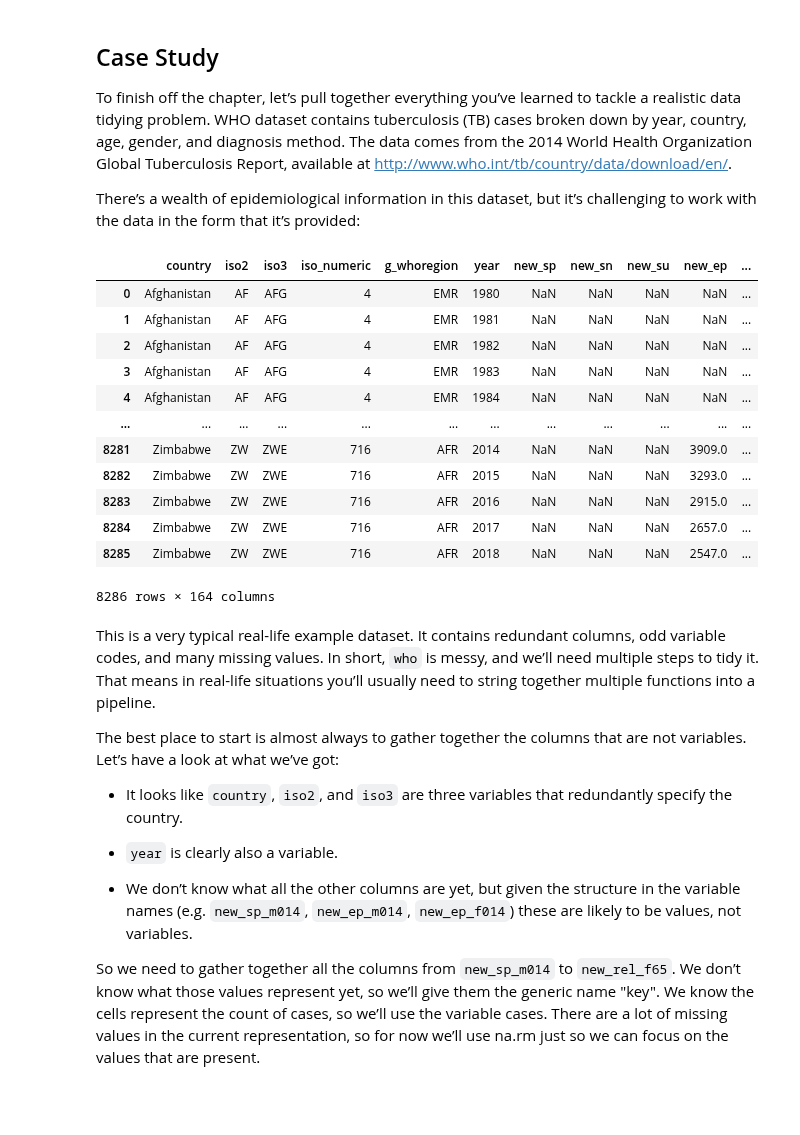
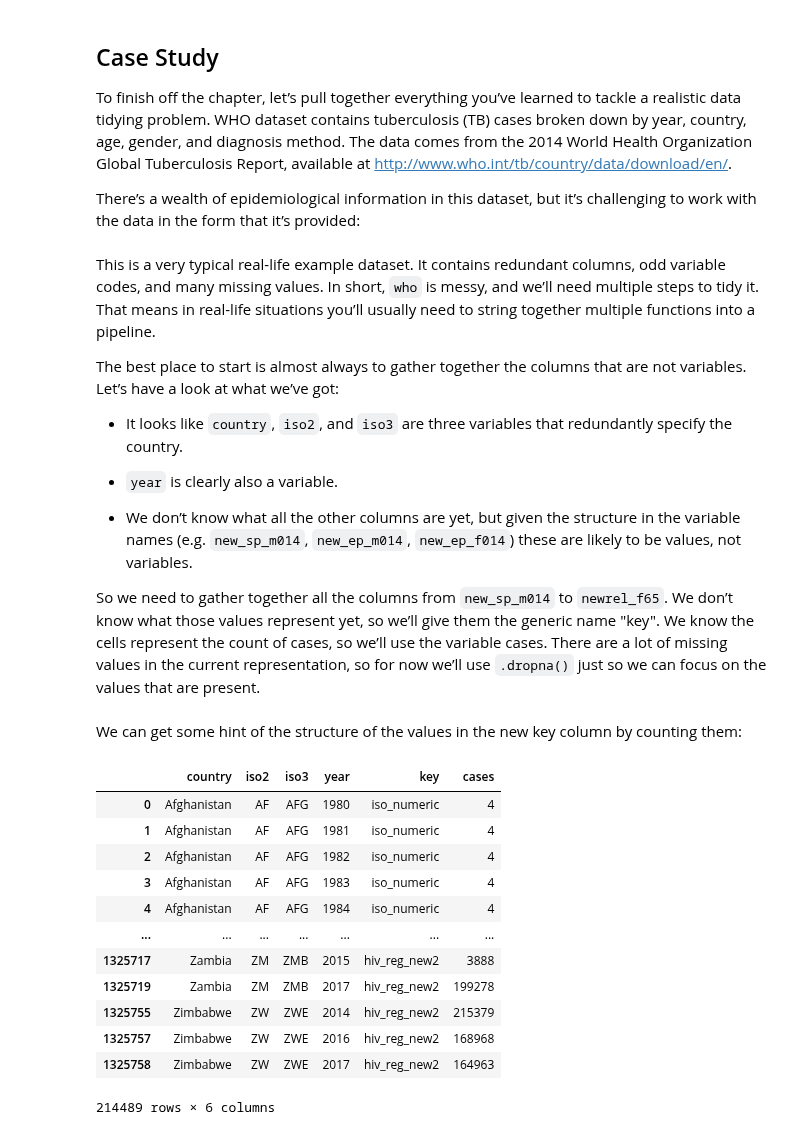
Before and after one commit to markumreed/ds4b, a Jupyter notebook: python_ds4b/02_wrangle/03_tidy_data.ipynb, the cells around one changed output. Saved outputs shown, nothing was run; the diff lists cells and outputs as text; code cells hidden in the pictures; blank space fills up the shorter version.

```diff
--- a/python_ds4b/02_wrangle/03_tidy_data.ipynb
+++ b/python_ds4b/02_wrangle/03_tidy_data.ipynb
@@ -514,22 +514,6 @@ There’s a wealth of epidemiological information in this dataset, but it’s ch
 # %%
 url = "https://extranet.who.int/tme/generateCSV.asp?ds=notifications"
 who = pd.read_csv(url)
-# %%
-who
-# %% [output]
-|  | country | iso2 | iso3 | iso_numeric | g_whoregion | year | new_sp | new_sn | new_su | new_ep | ... |
-| 0 | Afghanistan | AF | AFG | 4 | EMR | 1980 | NaN | NaN | NaN | NaN | ... |
-| 1 | Afghanistan | AF | AFG | 4 | EMR | 1981 | NaN | NaN | NaN | NaN | ... |
-| 2 | Afghanistan | AF | AFG | 4 | EMR | 1982 | NaN | NaN | NaN | NaN | ... |
-| 3 | Afghanistan | AF | AFG | 4 | EMR | 1983 | NaN | NaN | NaN | NaN | ... |
-| 4 | Afghanistan | AF | AFG | 4 | EMR | 1984 | NaN | NaN | NaN | NaN | ... |
-| ... | ... | ... | ... | ... | ... | ... | ... | ... | ... | ... | ... |
-| 8281 | Zimbabwe | ZW | ZWE | 716 | AFR | 2014 | NaN | NaN | NaN | 3909.0 | ... |
-| 8282 | Zimbabwe | ZW | ZWE | 716 | AFR | 2015 | NaN | NaN | NaN | 3293.0 | ... |
-| 8283 | Zimbabwe | ZW | ZWE | 716 | AFR | 2016 | NaN | NaN | NaN | 2915.0 | ... |
-| 8284 | Zimbabwe | ZW | ZWE | 716 | AFR | 2017 | NaN | NaN | NaN | 2657.0 | ... |
-| 8285 | Zimbabwe | ZW | ZWE | 716 | AFR | 2018 | NaN | NaN | NaN | 2547.0 | ... |
-8286 rows × 164 columns
 # %% [markdown]
 This is a very typical real-life example dataset. It contains redundant columns, odd variable codes, and many missing values. In short, `who` is messy, and we’ll need multiple steps to tidy it. That means in real-life situations you’ll usually need to string together multiple functions into a pipeline.
 
@@ -541,4 +525,27 @@ The best place to start is almost always to gather together the columns that are
 
 - We don’t know what all the other columns are yet, but given the structure in the variable names (e.g. `new_sp_m014`, `new_ep_m014`, `new_ep_f014`) these are likely to be values, not variables.
 
-So we need to gather together all the columns from `new_sp_m014` to `new_rel_f65`. We don’t know what those values represent yet, so we’ll give them the generic name "key". We know the cells represent the count of cases, so we’ll use the variable cases. There are a lot of missing values in the current representation, so for now we’ll use na.rm just so we can focus on the values that are present.
+So we need to gather together all the columns from `new_sp_m014` to `newrel_f65`. We don’t know what those values represent yet, so we’ll give them the generic name "key". We know the cells represent the count of cases, so we’ll use the variable cases. There are a lot of missing values in the current representation, so for now we’ll use `.dropna()` just so we can focus on the values that are present.
+# %%
+who1 = pd.melt(who,
+        id_vars=["country","iso2","iso3","year"],
+        var_name="key",
+        value_name="cases").dropna()
+# %% [markdown]
+We can get some hint of the structure of the values in the new key column by counting them:
+# %%
+who1
+# %% [output]
+|  | country | iso2 | iso3 | year | key | cases |
+| 0 | Afghanistan | AF | AFG | 1980 | iso_numeric | 4 |
+| 1 | Afghanistan | AF | AFG | 1981 | iso_numeric | 4 |
+| 2 | Afghanistan | AF | AFG | 1982 | iso_numeric | 4 |
+| 3 | Afghanistan | AF | AFG | 1983 | iso_numeric | 4 |
+| 4 | Afghanistan | AF | AFG | 1984 | iso_numeric | 4 |
+| ... | ... | ... | ... | ... | ... | ... |
+| 1325717 | Zambia | ZM | ZMB | 2015 | hiv_reg_new2 | 3888 |
+| 1325719 | Zambia | ZM | ZMB | 2017 | hiv_reg_new2 | 199278 |
+| 1325755 | Zimbabwe | ZW | ZWE | 2014 | hiv_reg_new2 | 215379 |
+| 1325757 | Zimbabwe | ZW | ZWE | 2016 | hiv_reg_new2 | 168968 |
+| 1325758 | Zimbabwe | ZW | ZWE | 2017 | hiv_reg_new2 | 164963 |
+214489 rows × 6 columns
```
Also changed, not shown: parts of 8 cells of this notebook.
